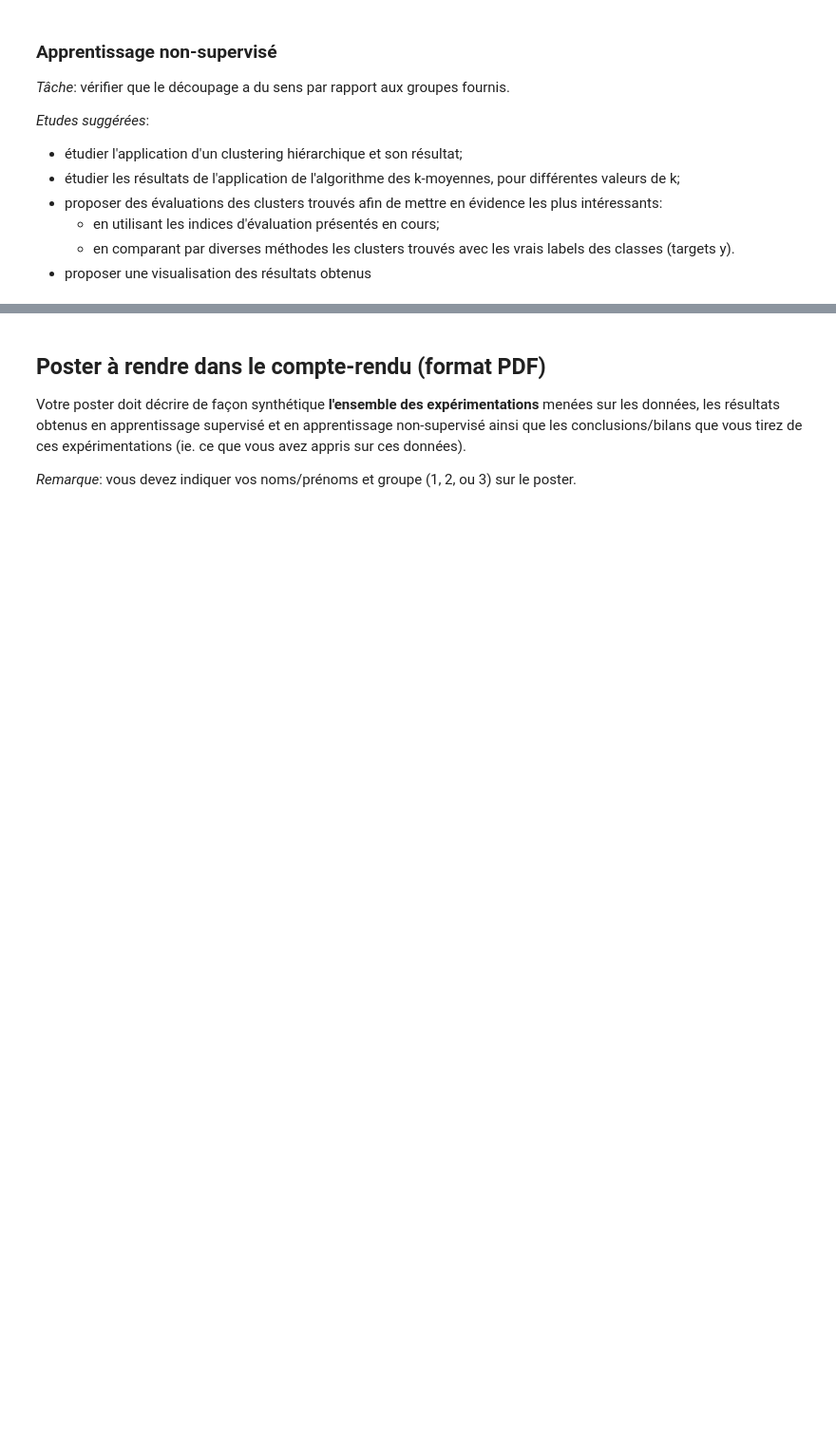
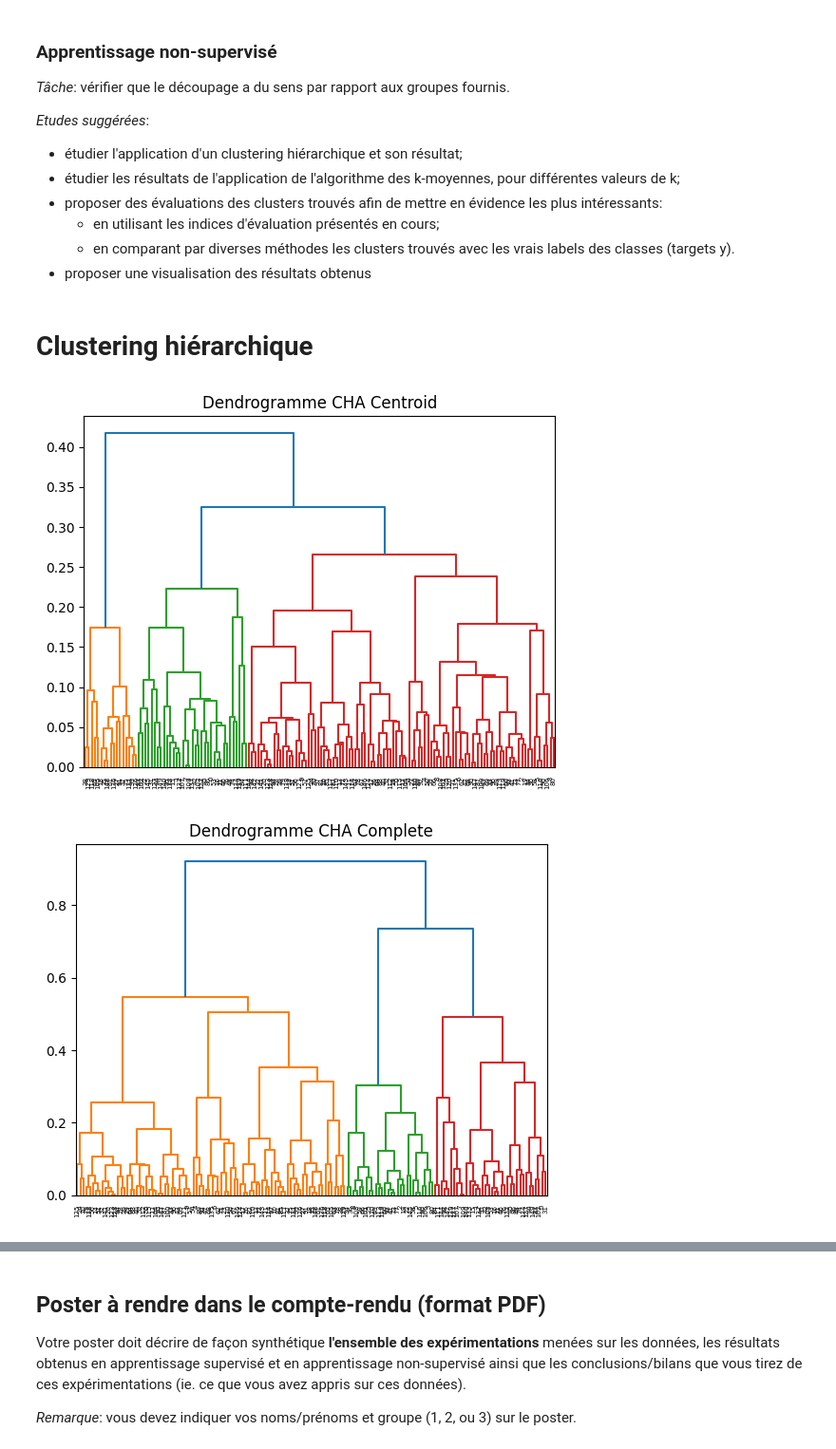
Before and after one commit to Antoine1903/Projets_Sorbonne_Universite, a Jupyter notebook: LU3IN026/miniprojet/projet-Zhang_Lecomte.ipynb, the cells around one changed output, grey strips where cells are left out. Shown at 95% size. Saved outputs shown, nothing was run; the diff lists cells and outputs as text; code cells hidden in the pictures; blank space fills up the shorter version.

```diff
--- a/LU3IN026/miniprojet/projet-Zhang_Lecomte.ipynb
+++ b/LU3IN026/miniprojet/projet-Zhang_Lecomte.ipynb
@@ -2224,21 +2272,30 @@ KeyboardInterrupt:
     - en utilisant les indices d'évaluation présentés en cours;
     - en comparant par diverses méthodes les clusters trouvés avec les vrais labels des classes (targets y).
 - proposer une visualisation des résultats obtenus
+# %% [markdown]
+# Clustering hiérarchique
 # %%
 from sklearn.decomposition import PCA
+from sklearn.datasets import fetch_20newsgroups_vectorized
+import pandas as pd
 
-# 假设 X_df 是标准化后的 DataFrame
-pca = PCA(n_components=2)  # 可以改成 3 做 3D 可视化
-X_pca = pca.fit_transform(X_df)
+# 载入数据（TF-IDF 版本）
+X = fetch_20newsgroups_vectorized().data
+
+# 降维到二维以便可视化（PCA）
+X_pca = PCA(n_components=2).fit_transform(X.toarray())
 
 # 转成 DataFrame 以兼容你的函数
 X_pca_df = pd.DataFrame(X_pca, columns=["PC1", "PC2"])
 
 # 选取前150个样本（与原先一致）
 X_small = X_pca_df.iloc[:150]
 
+
 clust.CHA(X_small, linkage='centroid', verbose=False, dendrogramme=True)
 clust.CHA(X_small, linkage='complete', verbose=False, dendrogramme=True)
 clust.CHA(X_small, linkage='average', verbose=False, dendrogramme=True)
 clust.CHA(X_small, linkage='simple', verbose=False, dendrogramme=True)
 # %% [output]
+[figure, added]
+[figure, added]
```
Also changed, not shown: parts of 31 cells of this notebook.
